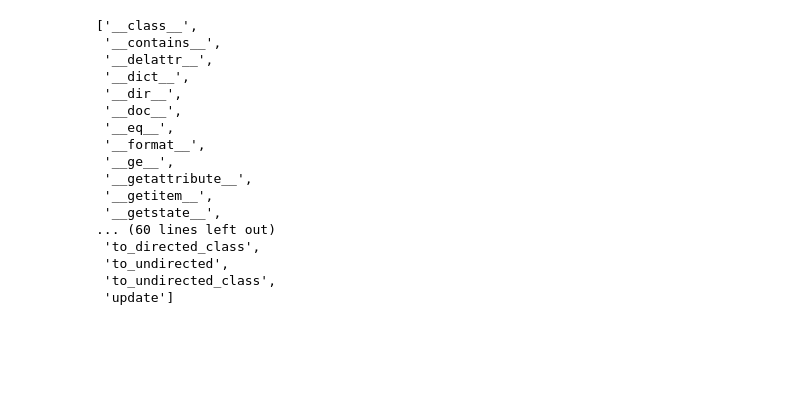
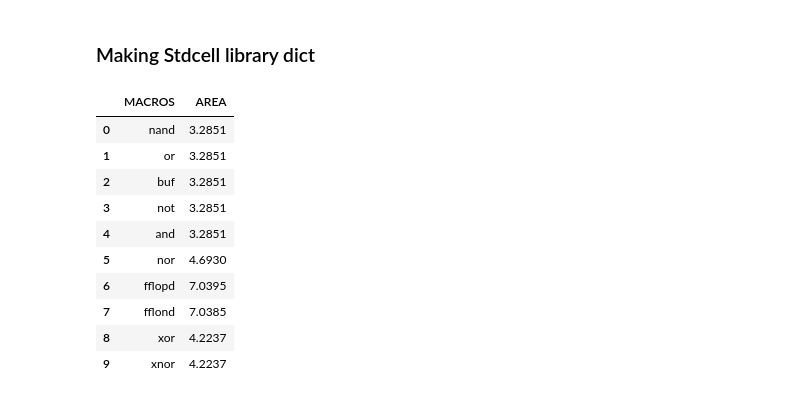
Before and after one commit to amanmukati09/chip_design_deeprl, a Jupyter notebook: DeepRL/environments/graph.ipynb, the cells around one changed output. Cells and saved outputs as stored; diff of their text form; code cells hidden in the pictures; blank space fills up the shorter version.

Commit message:
circuit making operations

```diff
--- a/DeepRL/environments/graph.ipynb
+++ b/DeepRL/environments/graph.ipynb
@@ -121,20 +0,0 @@ aman = ChipDesignGraph('../Data/Circuits/c7552.v')
-# %%
-dir(aman.design_graph)
-# %% [output]
-['__class__',
- '__contains__',
- '__delattr__',
- '__dict__',
- '__dir__',
- '__doc__',
- '__eq__',
- '__format__',
- '__ge__',
- '__getattribute__',
- '__getitem__',
- '__getstate__',
-... (60 lines left out)
- 'to_directed_class',
- 'to_undirected',
- 'to_undirected_class',
- 'update']
@@ -140,0 +9,18 @@ dir(aman.design_graph)
+# %% [markdown]
+### Making Stdcell library dict
+# %%
+stdcell45nmlib = pd.read_excel("../Data/stdcell45nm.xlsx")
+# %%
+stdcell45nmlib
+# %% [output]
+|  | MACROS | AREA |
+| 0 | nand | 3.2851 |
+| 1 | or | 3.2851 |
+| 2 | buf | 3.2851 |
+| 3 | not | 3.2851 |
+| 4 | and | 3.2851 |
+| 5 | nor | 4.6930 |
+| 6 | fflopd | 7.0395 |
+| 7 | fflond | 7.0385 |
+| 8 | xor | 4.2237 |
+| 9 | xnor | 4.2237 |
```
Also changed, not shown: parts of 39 cells of this notebook, 10 other files.
